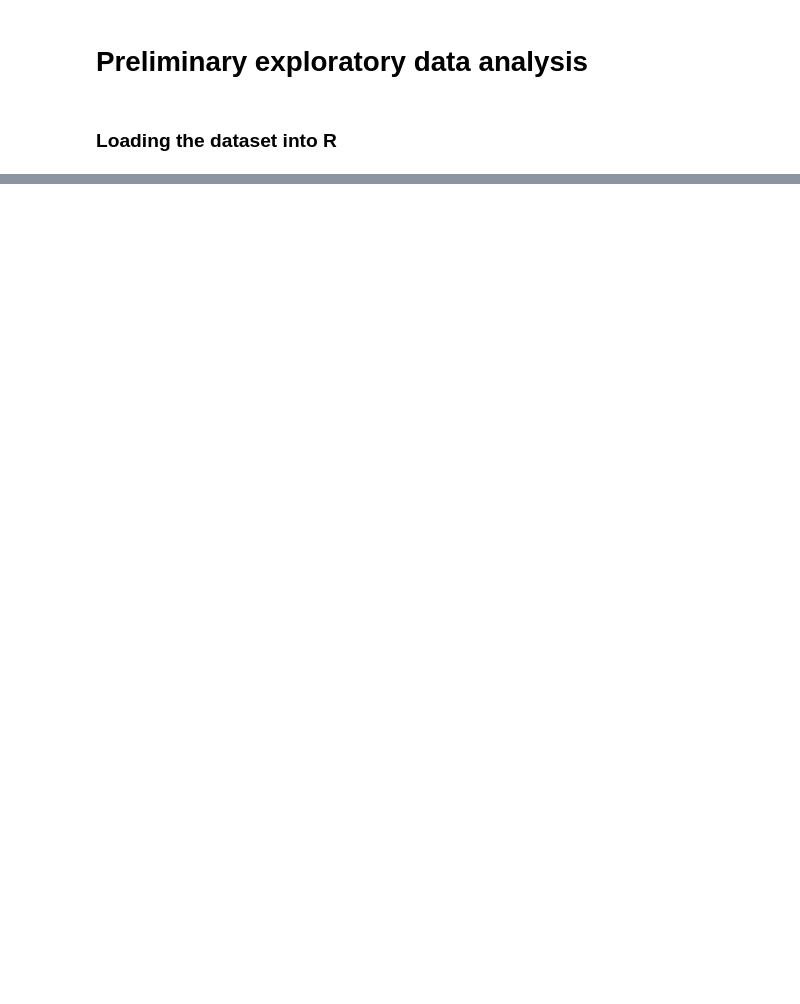
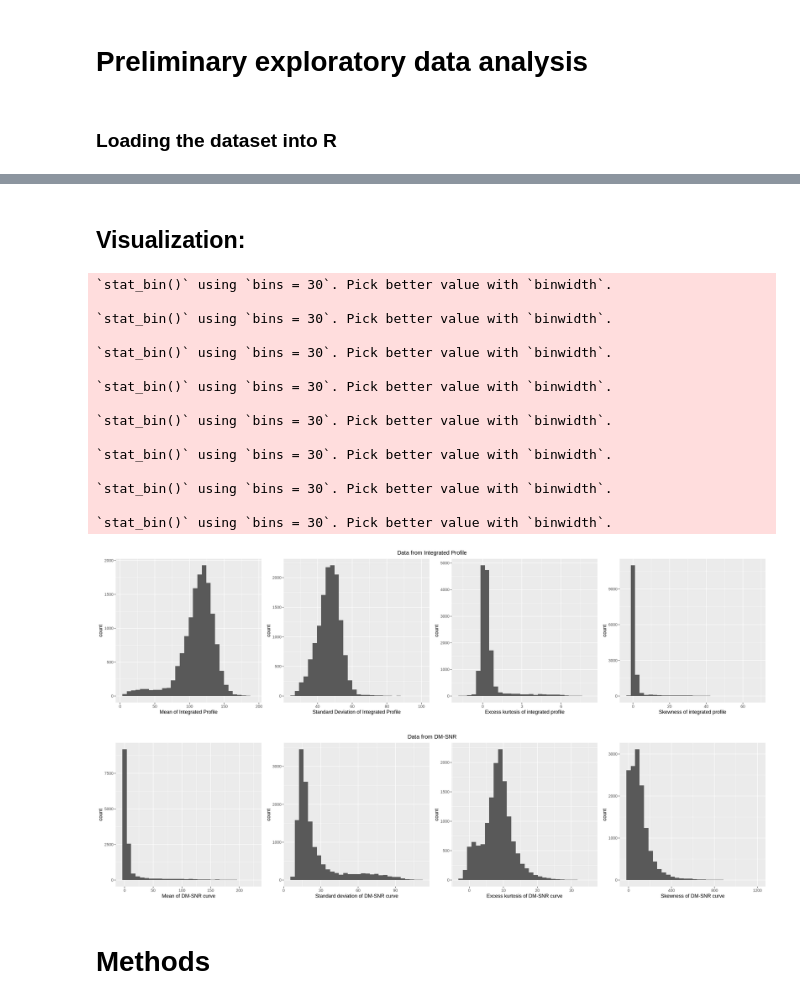
Before and after one commit to ShlokNayak/dsci100_group_project, a Jupyter notebook: project_proposal.ipynb, the cells around one changed output, grey strips where cells are left out. Saved outputs shown, nothing was run; the diff lists cells and outputs as text; code cells hidden in the pictures; blank space fills up the shorter version.

```diff
--- a/project_proposal.ipynb
+++ b/project_proposal.ipynb
@@ -78,8 +96,13 @@ This step is to summarize the data in terms of Marital_status of the customer.
 # %%
-marketing_summary <- marketing |>
-    select(-ID) |>
-    group_by(Marital_Status) |>
-    summarize(mean_income = mean(Income, na.rm = TRUE),
-              mean_gold = mean(MntGoldProds, na.rm = TRUE))
-marketing_summary
+#splitting the data for 78% training & 22% testing
+#17,898 total samples;
+#1,639 positive samples;
+#16,259 negative samples;
+
+pulsar_split <- initial_split(pulsar_data, prop = 0.78, strata = class)
+pulsar_train <- training(pulsar_split)
+pulsar_test <- testing(pulsar_split)
+
+glimpse(pulsar_train)
+glimpse(pulsar_test)
 # %% [output]
@@ -113,0 +178,59 @@ marketing_bar
+# %% [markdown]
+## Visualization:
+# %%
+options(repr.plot.width=20, repr.plot.height=5)
+
+hist_mean_ip <- ggplot(pulsar_train, aes(x = mean_ip)) +
+                geom_histogram() +
+                labs(x = "Mean of Integrated Profile")
+
+hist_std_ip <- ggplot(pulsar_train, aes(x = std_ip)) +
+               geom_histogram() +
+               labs(x = "Standard Deviation of Integrated Profile")
+
+hist_ekurtosis_ip <- ggplot(pulsar_train, aes(x = ekurtosis_ip)) +
+                     geom_histogram() +
+                     labs(x = "Excess kurtosis of integrated profile")
+
+hist_skew_ip <- ggplot(pulsar_train, aes(x = skew_ip)) +
+                geom_histogram() +
+                labs(x = "Skewness of integrated profile")
+
+hist_mean_dmsnr <- ggplot(pulsar_train, aes(x = mean_dmsnr)) +
+                   geom_histogram() +
+                   labs(x = "Mean of DM-SNR curve")
+
+hist_std_dmsnr <- ggplot(pulsar_train, aes(x = std_dmsnr)) +
+                  geom_histogram() +
+                  labs(x = "Standard deviation of DM-SNR curve")
+
+hist_ekurtosis_dmsnr <- ggplot(pulsar_train, aes(x = ekurtosis_dmsnr)) +
+                        geom_histogram() +
+                        labs(x = "Excess kurtosis of DM-SNR curve")
+
+hist_skew_dmsnr <- ggplot(pulsar_train, aes(x = skew_dmsnr)) +
+                   geom_histogram() +
+                   labs(x = "Skewness of DM-SNR curve")
+
+grid.arrange(hist_mean_ip, hist_std_ip, hist_ekurtosis_ip, hist_skew_ip, nrow = 1, top = "Data from Integrated Profile")
+grid.arrange(hist_mean_dmsnr, hist_std_dmsnr, hist_ekurtosis_dmsnr, hist_skew_dmsnr, nrow = 1, top = 'Data from DM-SNR')
+# %% [output]
+`stat_bin()` using `bins = 30`. Pick better value with `binwidth`.
+
+`stat_bin()` using `bins = 30`. Pick better value with `binwidth`.
+
+`stat_bin()` using `bins = 30`. Pick better value with `binwidth`.
+
+`stat_bin()` using `bins = 30`. Pick better value with `binwidth`.
+
+`stat_bin()` using `bins = 30`. Pick better value with `binwidth`.
+
+`stat_bin()` using `bins = 30`. Pick better value with `binwidth`.
+
+`stat_bin()` using `bins = 30`. Pick better value with `binwidth`.
+
+`stat_bin()` using `bins = 30`. Pick better value with `binwidth`.
+[figure, added]
+[figure, added]
+# %% [markdown]
+# Methods
```
Also changed, not shown: parts of 12 cells of this notebook.
